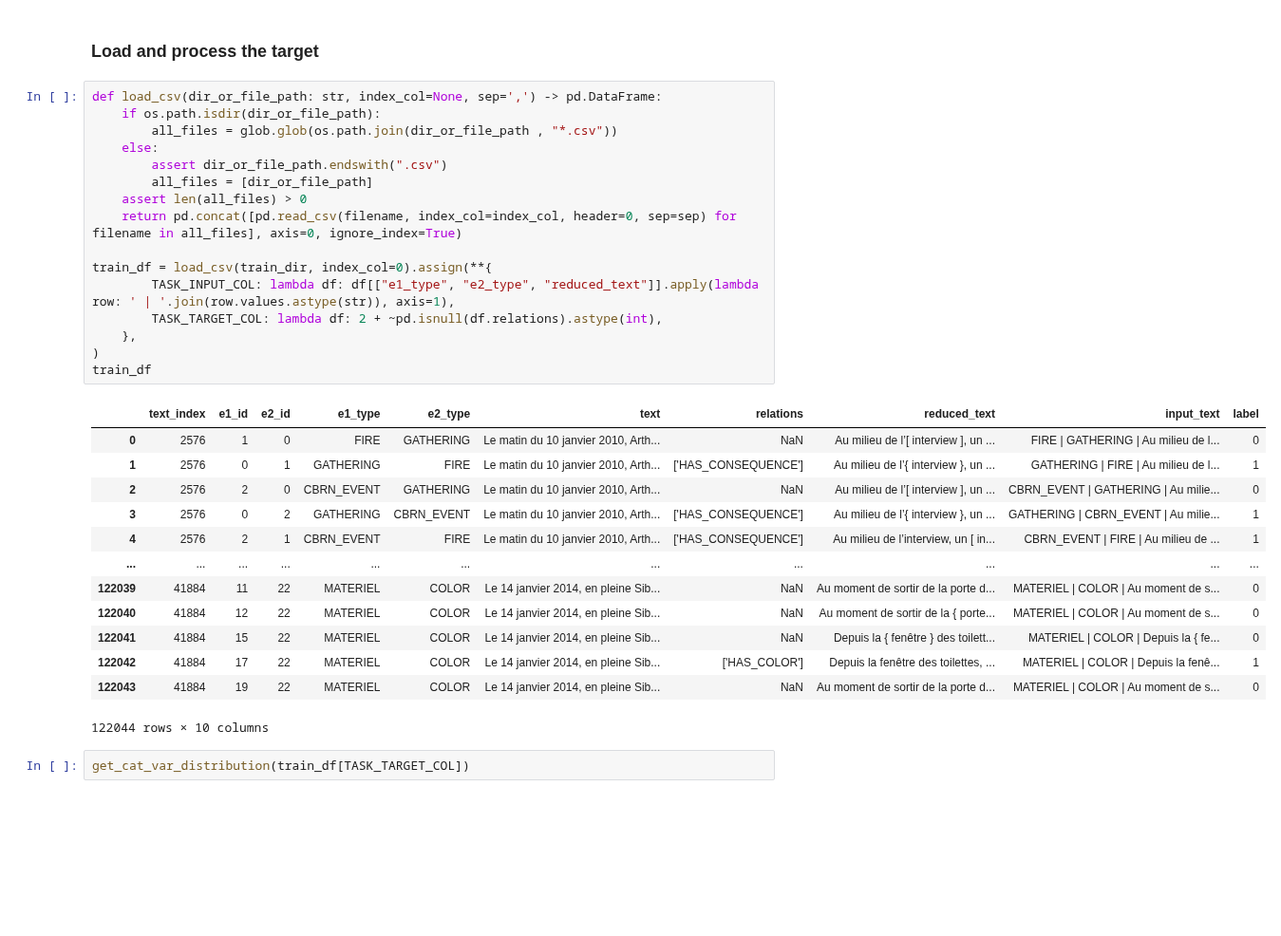
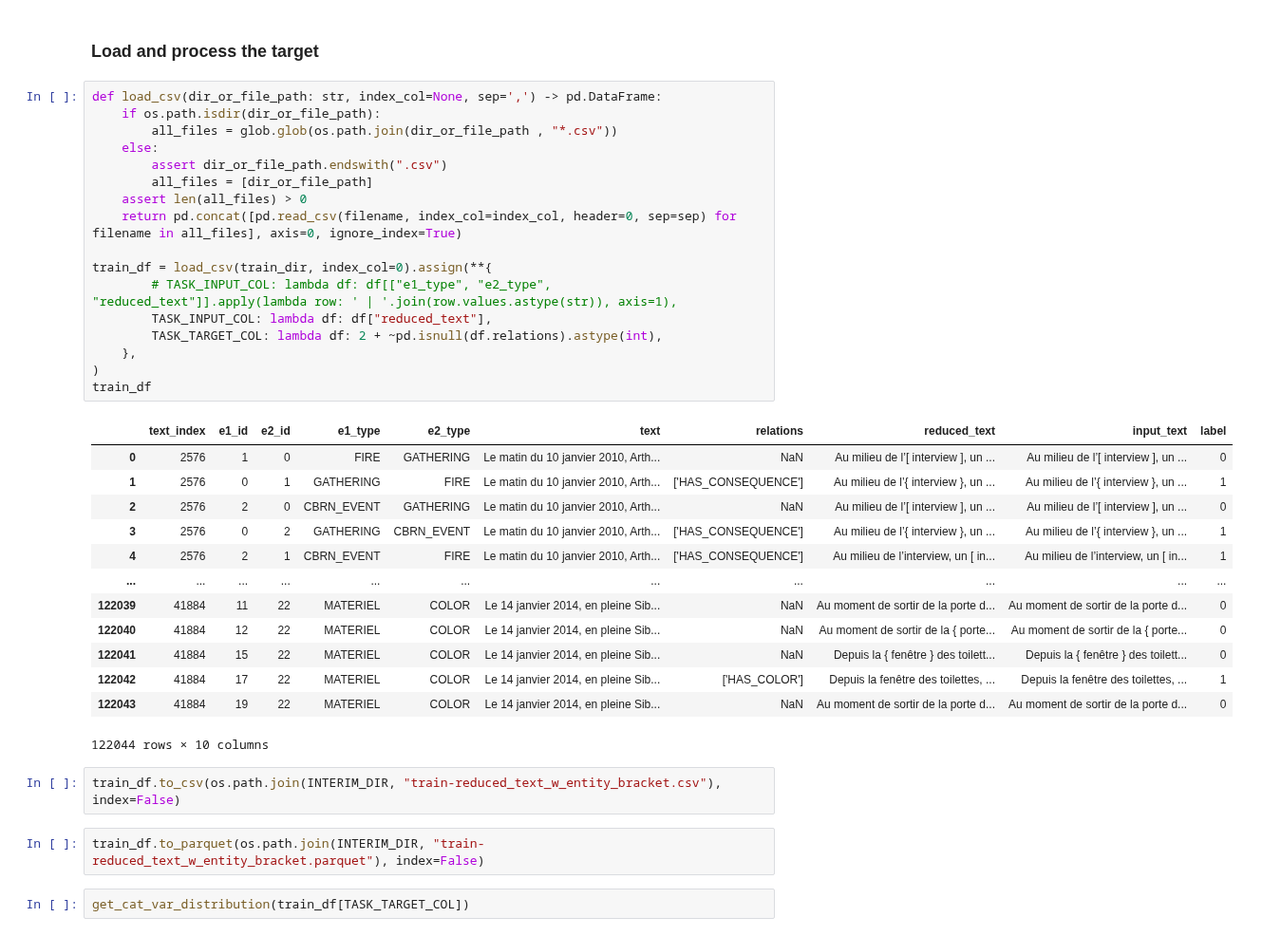
Before and after one commit to lengocluyen/relation_extraction_textmine25, a Jupyter notebook: defi_textmine_2025/mth2_hasrelation_whatrelation/step1_hastrelation.ipynb, the cells around one changed output. Shown at 95% size. Drawn from its saved outputs; the diff is of its cells as text; blank space fills up the shorter version.

Commit message:
#7 hasrelation: camembert-large wo/ entity tags in text

```diff
--- a/defi_textmine_2025/mth2_hasrelation_whatrelation/step1_hastrelation.ipynb
+++ b/defi_textmine_2025/mth2_hasrelation_whatrelation/step1_hastrelation.ipynb
@@ -82,33 +82,38 @@ def get_cat_var_distribution(cat_var: pd.Series) -> pd.DataFrame:
 # %%
 def load_csv(dir_or_file_path: str, index_col=None, sep=',') -> pd.DataFrame:
     if os.path.isdir(dir_or_file_path):
         all_files = glob.glob(os.path.join(dir_or_file_path , "*.csv"))
     else:
         assert dir_or_file_path.endswith(".csv")
         all_files = [dir_or_file_path]
     assert len(all_files) > 0
     return pd.concat([pd.read_csv(filename, index_col=index_col, header=0, sep=sep) for filename in all_files], axis=0, ignore_index=True)
 
 train_df = load_csv(train_dir, index_col=0).assign(**{
-        TASK_INPUT_COL: lambda df: df[["e1_type", "e2_type", "reduced_text"]].apply(lambda row: ' | '.join(row.values.astype(str)), axis=1),
+        # TASK_INPUT_COL: lambda df: df[["e1_type", "e2_type", "reduced_text"]].apply(lambda row: ' | '.join(row.values.astype(str)), axis=1),
+        TASK_INPUT_COL: lambda df: df["reduced_text"],
         TASK_TARGET_COL: lambda df: 2 + ~pd.isnull(df.relations).astype(int),
     },
 )
 train_df
 # %% [output]
 |  | text_index | e1_id | e2_id | e1_type | e2_type | text | relations | reduced_text | input_text | label |
-| 0 | 2576 | 1 | 0 | FIRE | GATHERING | Le matin du 10 janvier 2010, Arth... | NaN | Au milieu de l’[ interview ], un ... | FIRE | GATHERING | Au milieu de l... | 0 |
-| 1 | 2576 | 0 | 1 | GATHERING | FIRE | Le matin du 10 janvier 2010, Arth... | ['HAS_CONSEQUENCE'] | Au milieu de l’{ interview }, un ... | GATHERING | FIRE | Au milieu de l... | 1 |
-| 2 | 2576 | 2 | 0 | CBRN_EVENT | GATHERING | Le matin du 10 janvier 2010, Arth... | NaN | Au milieu de l’[ interview ], un ... | CBRN_EVENT | GATHERING | Au milie... | 0 |
-| 3 | 2576 | 0 | 2 | GATHERING | CBRN_EVENT | Le matin du 10 janvier 2010, Arth... | ['HAS_CONSEQUENCE'] | Au milieu de l’{ interview }, un ... | GATHERING | CBRN_EVENT | Au milie... | 1 |
-| 4 | 2576 | 2 | 1 | CBRN_EVENT | FIRE | Le matin du 10 janvier 2010, Arth... | ['HAS_CONSEQUENCE'] | Au milieu de l’interview, un [ in... | CBRN_EVENT | FIRE | Au milieu de ... | 1 |
+| 0 | 2576 | 1 | 0 | FIRE | GATHERING | Le matin du 10 janvier 2010, Arth... | NaN | Au milieu de l’[ interview ], un ... | Au milieu de l’[ interview ], un ... | 0 |
+| 1 | 2576 | 0 | 1 | GATHERING | FIRE | Le matin du 10 janvier 2010, Arth... | ['HAS_CONSEQUENCE'] | Au milieu de l’{ interview }, un ... | Au milieu de l’{ interview }, un ... | 1 |
+| 2 | 2576 | 2 | 0 | CBRN_EVENT | GATHERING | Le matin du 10 janvier 2010, Arth... | NaN | Au milieu de l’[ interview ], un ... | Au milieu de l’[ interview ], un ... | 0 |
+| 3 | 2576 | 0 | 2 | GATHERING | CBRN_EVENT | Le matin du 10 janvier 2010, Arth... | ['HAS_CONSEQUENCE'] | Au milieu de l’{ interview }, un ... | Au milieu de l’{ interview }, un ... | 1 |
+| 4 | 2576 | 2 | 1 | CBRN_EVENT | FIRE | Le matin du 10 janvier 2010, Arth... | ['HAS_CONSEQUENCE'] | Au milieu de l’interview, un [ in... | Au milieu de l’interview, un [ in... | 1 |
 | ... | ... | ... | ... | ... | ... | ... | ... | ... | ... | ... |
-| 122039 | 41884 | 11 | 22 | MATERIEL | COLOR | Le 14 janvier 2014, en pleine Sib... | NaN | Au moment de sortir de la porte d... | MATERIEL | COLOR | Au moment de s... | 0 |
-| 122040 | 41884 | 12 | 22 | MATERIEL | COLOR | Le 14 janvier 2014, en pleine Sib... | NaN | Au moment de sortir de la { porte... | MATERIEL | COLOR | Au moment de s... | 0 |
-| 122041 | 41884 | 15 | 22 | MATERIEL | COLOR | Le 14 janvier 2014, en pleine Sib... | NaN | Depuis la { fenêtre } des toilett... | MATERIEL | COLOR | Depuis la { fe... | 0 |
-| 122042 | 41884 | 17 | 22 | MATERIEL | COLOR | Le 14 janvier 2014, en pleine Sib... | ['HAS_COLOR'] | Depuis la fenêtre des toilettes, ... | MATERIEL | COLOR | Depuis la fenê... | 1 |
-| 122043 | 41884 | 19 | 22 | MATERIEL | COLOR | Le 14 janvier 2014, en pleine Sib... | NaN | Au moment de sortir de la porte d... | MATERIEL | COLOR | Au moment de s... | 0 |
+| 122039 | 41884 | 11 | 22 | MATERIEL | COLOR | Le 14 janvier 2014, en pleine Sib... | NaN | Au moment de sortir de la porte d... | Au moment de sortir de la porte d... | 0 |
+| 122040 | 41884 | 12 | 22 | MATERIEL | COLOR | Le 14 janvier 2014, en pleine Sib... | NaN | Au moment de sortir de la { porte... | Au moment de sortir de la { porte... | 0 |
+| 122041 | 41884 | 15 | 22 | MATERIEL | COLOR | Le 14 janvier 2014, en pleine Sib... | NaN | Depuis la { fenêtre } des toilett... | Depuis la { fenêtre } des toilett... | 0 |
+| 122042 | 41884 | 17 | 22 | MATERIEL | COLOR | Le 14 janvier 2014, en pleine Sib... | ['HAS_COLOR'] | Depuis la fenêtre des toilettes, ... | Depuis la fenêtre des toilettes, ... | 1 |
+| 122043 | 41884 | 19 | 22 | MATERIEL | COLOR | Le 14 janvier 2014, en pleine Sib... | NaN | Au moment de sortir de la porte d... | Au moment de sortir de la porte d... | 0 |
 122044 rows × 10 columns
+# %%
+train_df.to_csv(os.path.join(INTERIM_DIR, "train-reduced_text_w_entity_bracket.csv"), index=False)
+# %%
+train_df.to_parquet(os.path.join(INTERIM_DIR, "train-reduced_text_w_entity_bracket.parquet"), index=False)
 # %%
 get_cat_var_distribution(train_df[TASK_TARGET_COL])
 # %% [output]
```
Also changed, not shown: parts of 29 cells of this notebook.
